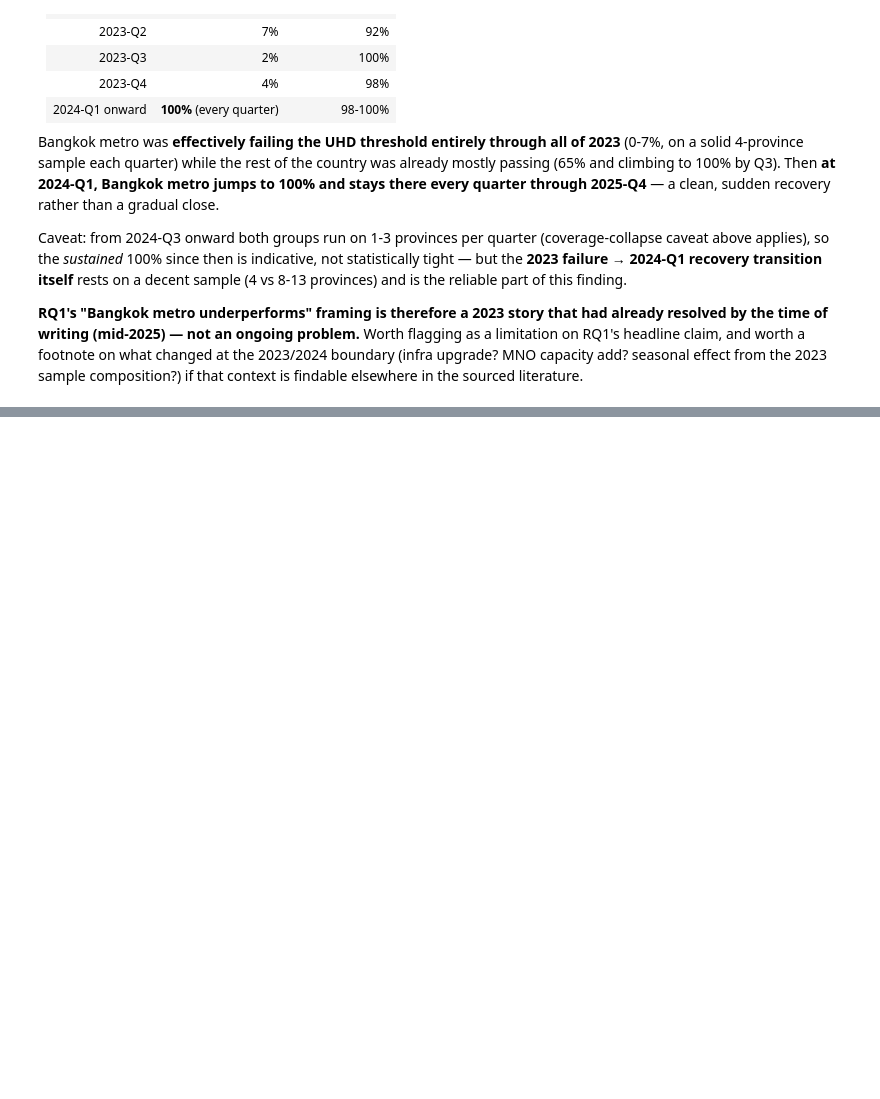
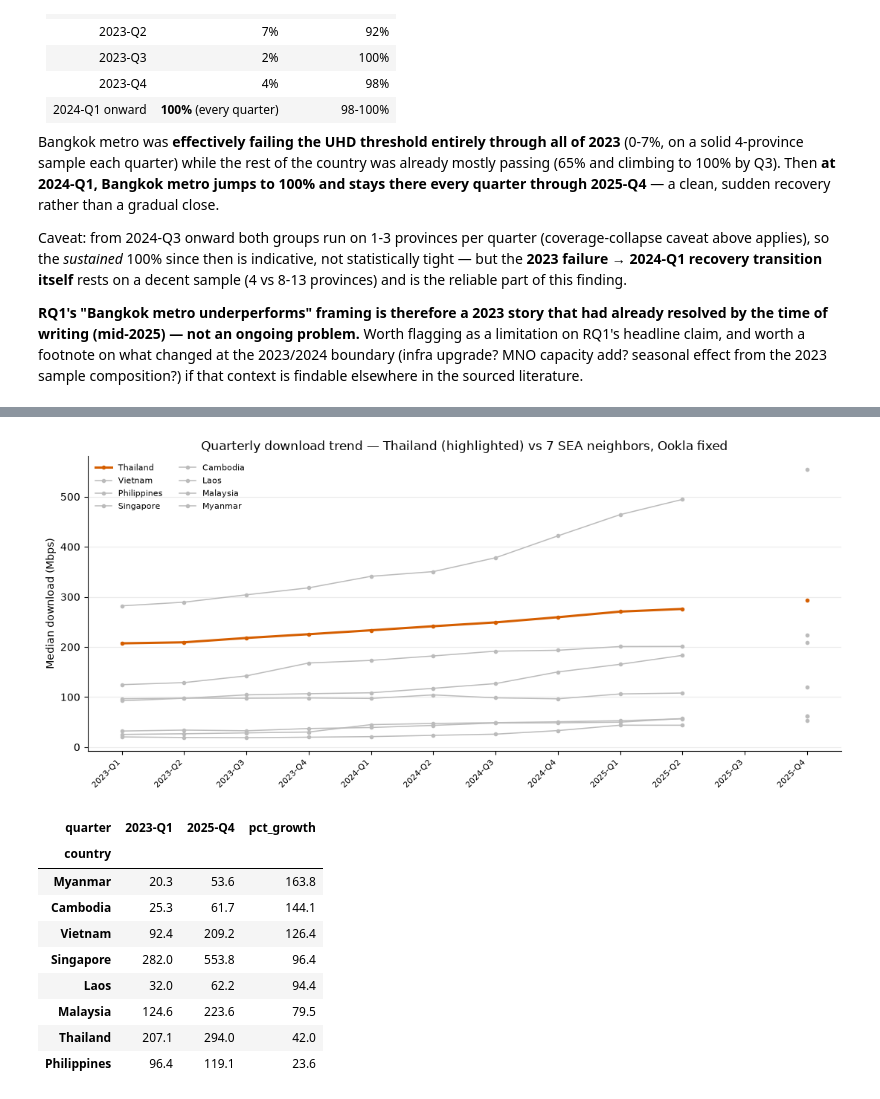
Before and after one commit to chissanupun/thailand-broadband-analysis, a Jupyter notebook: notebooks/comparison/rq2_trends.ipynb, the cells around one changed output, grey strips where cells are left out. Drawn from its saved outputs; the diff is of its cells as text; code cells hidden in the pictures; blank space fills up the shorter version.

```diff
--- a/notebooks/comparison/rq2_trends.ipynb
+++ b/notebooks/comparison/rq2_trends.ipynb
@@ -253,0 +305,44 @@ findable elsewhere in the sourced literature.
+# %%
+d_by_country = (
+    sea_df.groupby(['country', 'quarter'], observed=True)['avg_d_mbps']
+    .median().reset_index(name='median_d_mbps')
+)
+
+fig, ax = plt.subplots(figsize=(11, 5))
+x = np.arange(len(QUARTERS))
+for country in COUNTRY_FILES:
+    s = d_by_country[d_by_country['country'] == country].set_index('quarter').reindex(QUARTERS)
+    is_th = country == 'Thailand'
+    ax.plot(x, s['median_d_mbps'], marker='o', markersize=3, label=country,
+            color='#D55E00' if is_th else '#BBBBBB',
+            linewidth=2.2 if is_th else 1.1, zorder=3 if is_th else 2)
+ax.set_xticks(x)
+ax.set_xticklabels(QUARTERS, rotation=45, ha='right', fontsize=8)
+ax.set_ylabel('Median download (Mbps)')
+ax.set_title('Quarterly download trend — Thailand (highlighted) vs 7 SEA neighbors, Ookla fixed')
+ax.legend(fontsize=8, loc='upper left', ncol=2, frameon=False)
+ax.grid(axis='y', alpha=0.25)
+ax.spines[['top', 'right']].set_visible(False)
+plt.tight_layout()
+plt.show()
+
+growth = (
+    d_by_country[d_by_country['quarter'].isin(['2023-Q1', '2025-Q4'])]
+    .pivot(index='country', columns='quarter', values='median_d_mbps')
+    .assign(pct_growth=lambda d: (d['2025-Q4'] / d['2023-Q1'] - 1) * 100)
+    .sort_values('pct_growth', ascending=False)
+    .round(1)
+)
+growth
+# %% [output]
+[figure, added]
+| quarter | 2023-Q1 | 2025-Q4 | pct_growth |
+| country |  |  |  |
+| Myanmar | 20.3 | 53.6 | 163.8 |
+| Cambodia | 25.3 | 61.7 | 144.1 |
+| Vietnam | 92.4 | 209.2 | 126.4 |
+| Singapore | 282.0 | 553.8 | 96.4 |
+| Laos | 32.0 | 62.2 | 94.4 |
+| Malaysia | 124.6 | 223.6 | 79.5 |
+| Thailand | 207.1 | 294.0 | 42.0 |
+| Philippines | 96.4 | 119.1 | 23.6 |
```
Also changed, not shown: parts of 5 cells of this notebook, 3 other files.
